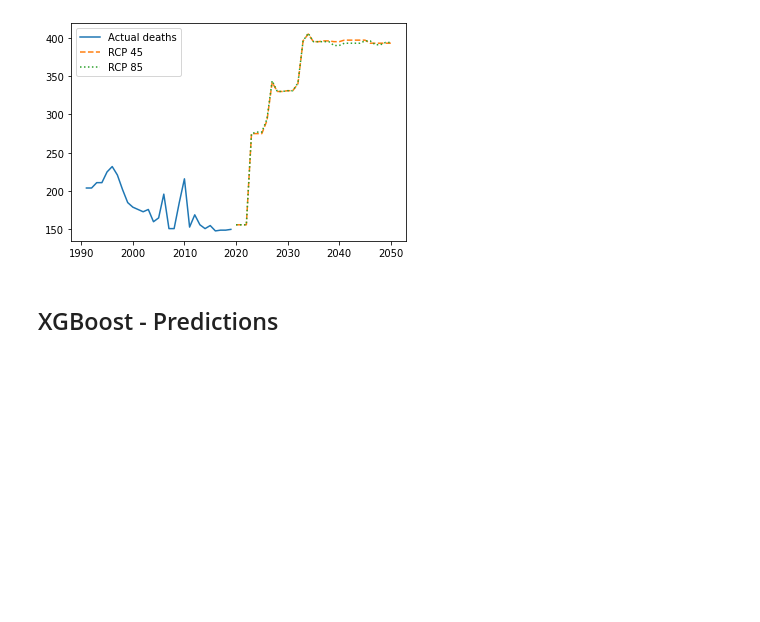
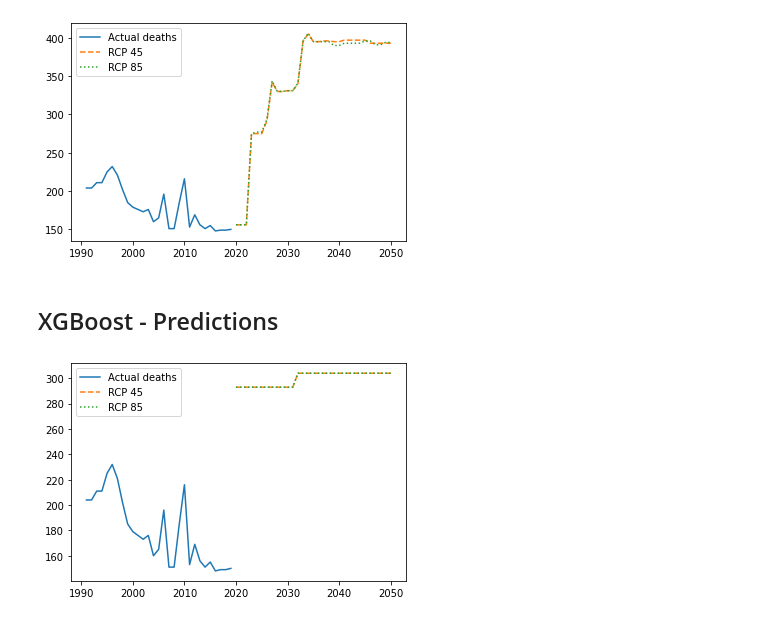
Before and after one commit to rfdornelles/mds_ML_project, a Jupyter notebook: Karon_models.ipynb, the cells around one changed output. Cells and saved outputs as stored; diff of their text form; code cells hidden in the pictures; blank space fills up the shorter version.

Commit message:
both plots and table with results

```diff
--- a/Karon_models.ipynb
+++ b/Karon_models.ipynb
@@ -392,3 +392,20 @@ plt.show()
 [figure]
 # %% [markdown]
 ## XGBoost - Predictions
+# %%
+y_xgb_rcp45 = pipe_xgboost.predict(X_rcp45).round()
+y_xgb_rcp85 = pipe_xgboost.predict(X_rcp85).round()
+# %%
+df_xgboost = pd.DataFrame()
+df_xgboost["year"] = range(2020, 2051)
+df_xgboost["xgb_rcp45"] = y_xgb_rcp45
+df_xgboost["xgb_rcp85"] = y_xgb_rcp85
+# %%
+plt.plot(df_actual["year"], df_actual["actual"], label = "Actual deaths")
+plt.plot(df_xgboost["year"], df_xgboost["xgb_rcp45"], label = "RCP 45", linestyle="dashed")
+plt.plot(df_xgboost["year"], df_xgboost["xgb_rcp85"], label = "RCP 85", linestyle="dotted")
+
+plt.legend()
+plt.show()
+# %% [output]
+[figure, added]
```
Also changed, not shown: parts of 2 cells of this notebook.
